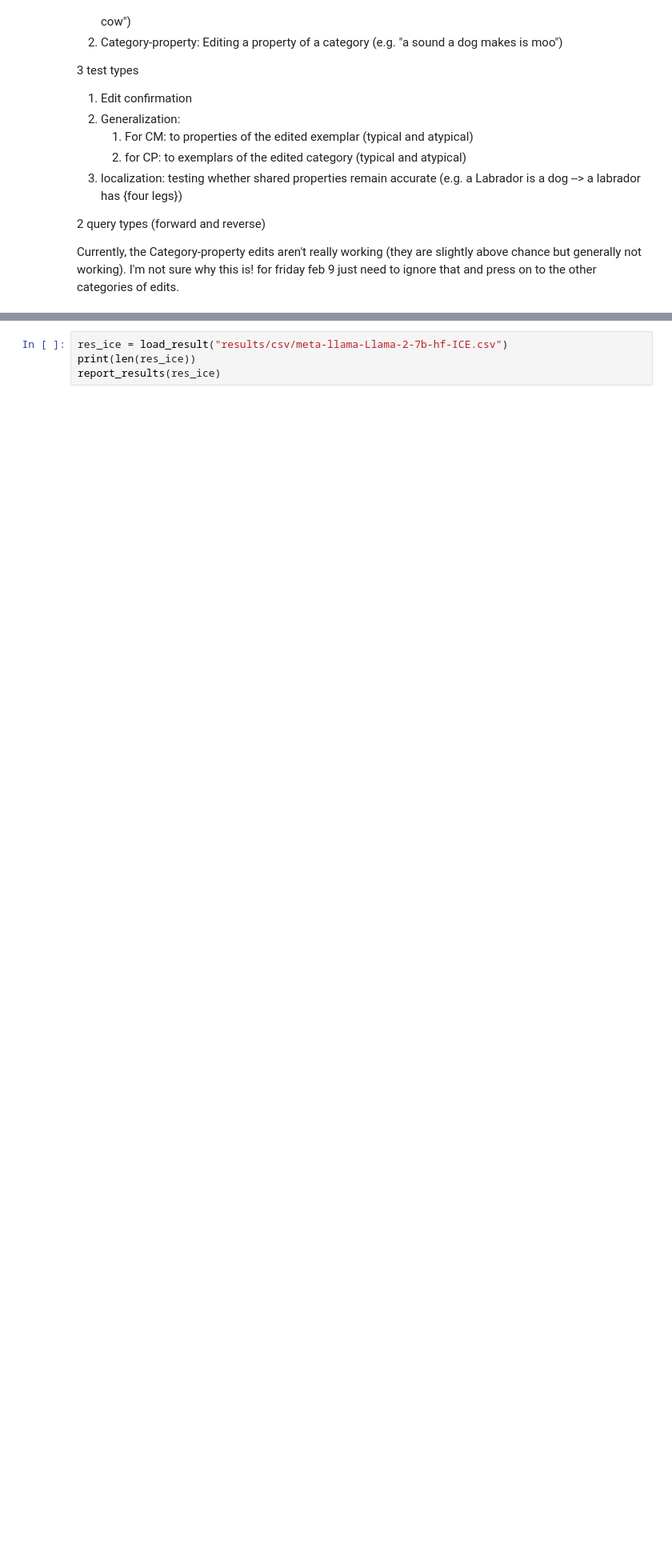
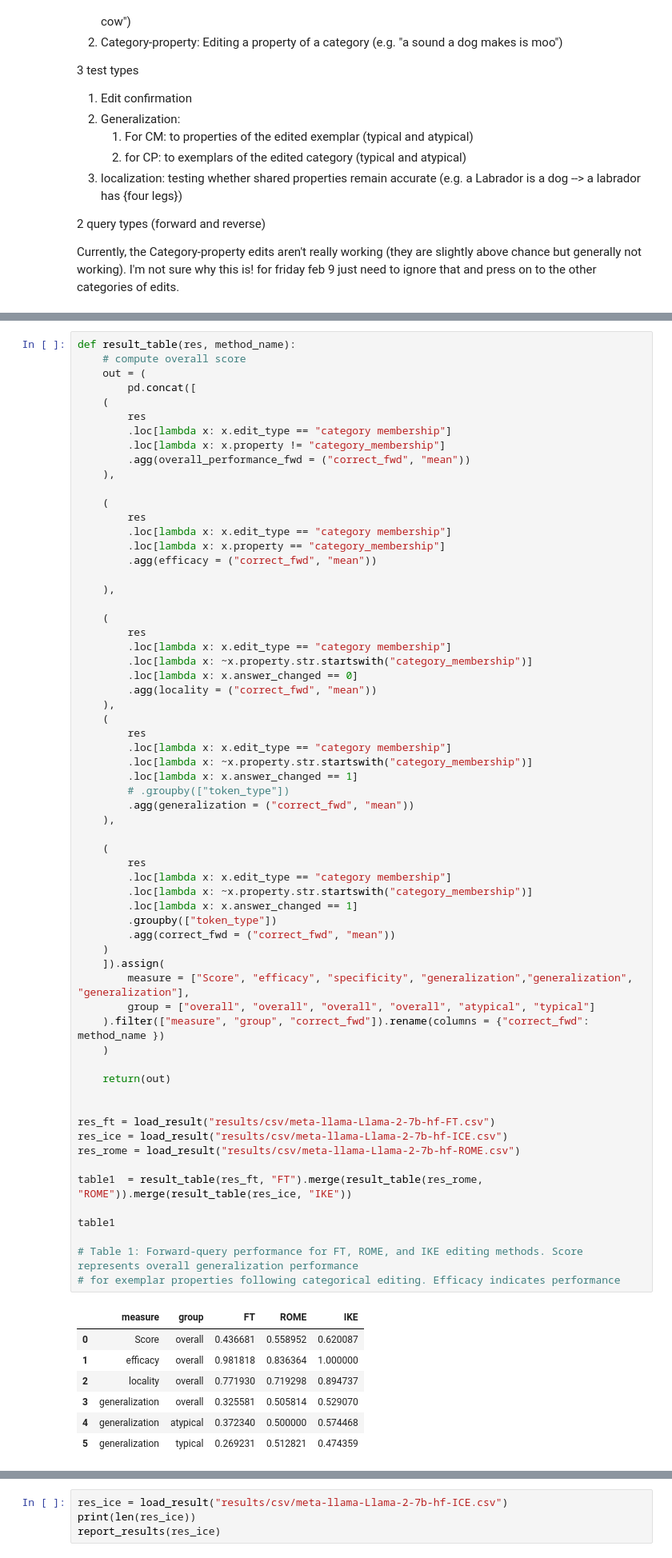
Before and after one commit to derekpowell/EasyEdit, a Jupyter notebook: analysis.ipynb, the cells around one changed output, grey strips where cells are left out. Shown at 80% size. Drawn from its saved outputs; the diff is of its cells as text; blank space fills up the shorter version.

```diff
--- a/analysis.ipynb
+++ b/analysis.ipynb
@@ -133,0 +115,71 @@ report_results(res_ft)
+# %%
+def result_table(res, method_name):
+    # compute overall score
+    out = (
+        pd.concat([
+    (
+        res
+        .loc[lambda x: x.edit_type == "category membership"]
+        .loc[lambda x: x.property != "category_membership"]
+        .agg(overall_performance_fwd = ("correct_fwd", "mean"))
+    ),
+
+    (
+        res
+        .loc[lambda x: x.edit_type == "category membership"]
+        .loc[lambda x: x.property == "category_membership"]
+        .agg(efficacy = ("correct_fwd", "mean"))
+
+    ),
+
+    (
+        res
+        .loc[lambda x: x.edit_type == "category membership"]
+        .loc[lambda x: ~x.property.str.startswith("category_membership")]
+        .loc[lambda x: x.answer_changed == 0]
+        .agg(locality = ("correct_fwd", "mean"))
+    ),
+    (
+        res
+        .loc[lambda x: x.edit_type == "category membership"]
+        .loc[lambda x: ~x.property.str.startswith("category_membership")]
+        .loc[lambda x: x.answer_changed == 1]
+        # .groupby(["token_type"])
+        .agg(generalization = ("correct_fwd", "mean"))
+    ),
+
+    (
+        res
+        .loc[lambda x: x.edit_type == "category membership"]
+        .loc[lambda x: ~x.property.str.startswith("category_membership")]
+        .loc[lambda x: x.answer_changed == 1]
+        .groupby(["token_type"])
+        .agg(correct_fwd = ("correct_fwd", "mean"))
+    )
+    ]).assign(
+        measure = ["Score", "efficacy", "specificity", "generalization","generalization", "generalization"],
+        group = ["overall", "overall", "overall", "overall", "atypical", "typical"]
+    ).filter(["measure", "group", "correct_fwd"]).rename(columns = {"correct_fwd": method_name })
+    )
+
+    return(out)
+
+
+res_ft = load_result("results/csv/meta-llama-Llama-2-7b-hf-FT.csv")
+res_ice = load_result("results/csv/meta-llama-Llama-2-7b-hf-ICE.csv")
+res_rome = load_result("results/csv/meta-llama-Llama-2-7b-hf-ROME.csv")
+
+table1  = result_table(res_ft, "FT").merge(result_table(res_rome, "ROME")).merge(result_table(res_ice, "IKE"))
+
+table1
+
+# Table 1: Forward-query performance for FT, ROME, and IKE editing methods. Score represents overall generalization performance
+# for exemplar properties following categorical editing. Efficacy indicates performance
+# %% [output]
+|  | measure | group | FT | ROME | IKE |
+| 0 | Score | overall | 0.436681 | 0.558952 | 0.620087 |
+| 1 | efficacy | overall | 0.981818 | 0.836364 | 1.000000 |
+| 2 | locality | overall | 0.771930 | 0.719298 | 0.894737 |
+| 3 | generalization | overall | 0.325581 | 0.505814 | 0.529070 |
+| 4 | generalization | atypical | 0.372340 | 0.500000 | 0.574468 |
+| 5 | generalization | typical | 0.269231 | 0.512821 | 0.474359 |
```
Also changed, not shown: parts of 6 cells of this notebook, 1 other file.
